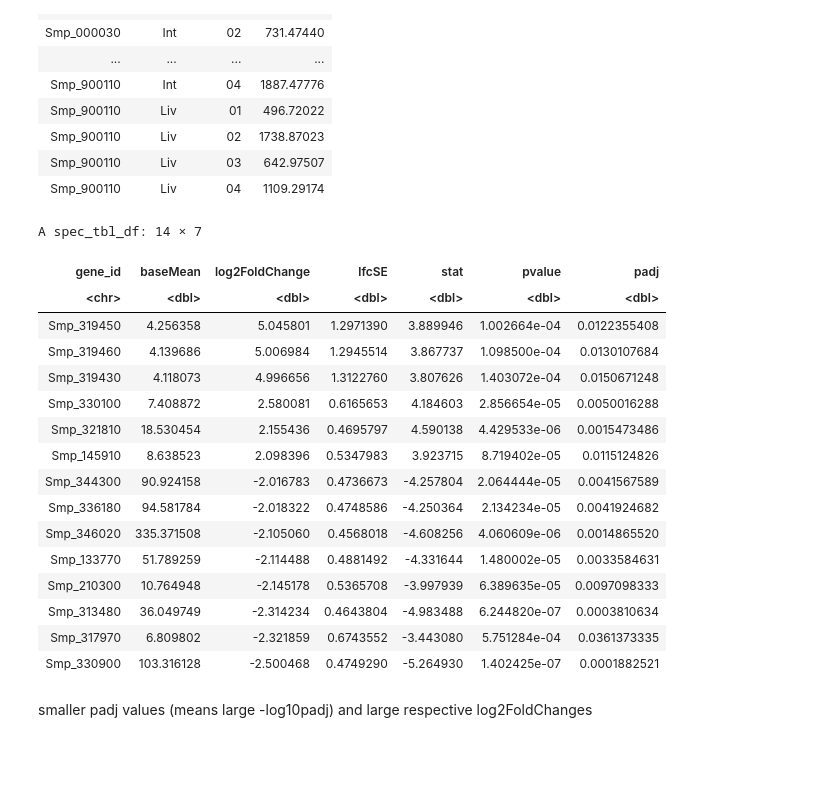
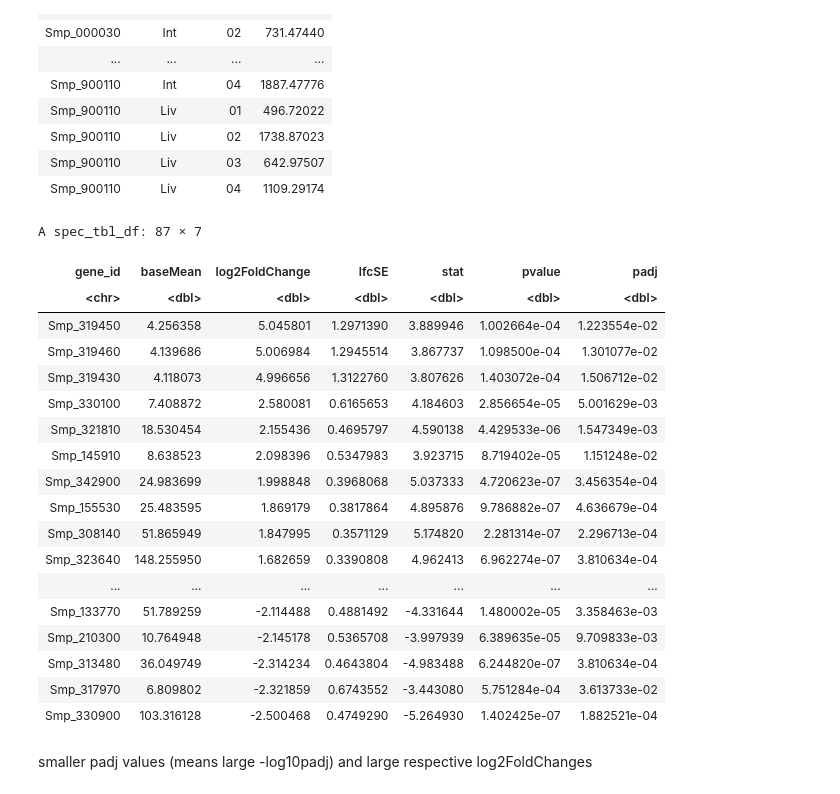
Before and after one commit to swill04/Schistosoma-RNA-seq, a Jupyter notebook: DEGs_plots.ipynb, the cells around one changed output. Saved outputs shown, nothing was run; the diff lists cells and outputs as text; code cells hidden in the pictures; blank space fills up the shorter version.

```diff
--- a/DEGs_plots.ipynb
+++ b/DEGs_plots.ipynb
@@ -157,26 +157,28 @@ A tibble: 68448 × 4
 # %%
 degs |>
     filter(padj <= 0.05 ) |>
-    filter(log2FoldChange >= 2 | log2FoldChange <= -2) |>
+    filter(log2FoldChange >= 1 | log2FoldChange <= -1) |>
     arrange(desc(log2FoldChange))
 # %% [output]
-A spec_tbl_df: 14 × 7
+A spec_tbl_df: 87 × 7
 | gene_id | baseMean | log2FoldChange | lfcSE | stat | pvalue | padj |
 | <chr> | <dbl> | <dbl> | <dbl> | <dbl> | <dbl> | <dbl> |
-| Smp_319450 | 4.256358 | 5.045801 | 1.2971390 | 3.889946 | 1.002664e-04 | 0.0122355408 |
-| Smp_319460 | 4.139686 | 5.006984 | 1.2945514 | 3.867737 | 1.098500e-04 | 0.0130107684 |
-| Smp_319430 | 4.118073 | 4.996656 | 1.3122760 | 3.807626 | 1.403072e-04 | 0.0150671248 |
-| Smp_330100 | 7.408872 | 2.580081 | 0.6165653 | 4.184603 | 2.856654e-05 | 0.0050016288 |
-| Smp_321810 | 18.530454 | 2.155436 | 0.4695797 | 4.590138 | 4.429533e-06 | 0.0015473486 |
-| Smp_145910 | 8.638523 | 2.098396 | 0.5347983 | 3.923715 | 8.719402e-05 | 0.0115124826 |
-| Smp_344300 | 90.924158 | -2.016783 | 0.4736673 | -4.257804 | 2.064444e-05 | 0.0041567589 |
-| Smp_336180 | 94.581784 | -2.018322 | 0.4748586 | -4.250364 | 2.134234e-05 | 0.0041924682 |
-| Smp_346020 | 335.371508 | -2.105060 | 0.4568018 | -4.608256 | 4.060609e-06 | 0.0014865520 |
-| Smp_133770 | 51.789259 | -2.114488 | 0.4881492 | -4.331644 | 1.480002e-05 | 0.0033584631 |
-| Smp_210300 | 10.764948 | -2.145178 | 0.5365708 | -3.997939 | 6.389635e-05 | 0.0097098333 |
-| Smp_313480 | 36.049749 | -2.314234 | 0.4643804 | -4.983488 | 6.244820e-07 | 0.0003810634 |
-| Smp_317970 | 6.809802 | -2.321859 | 0.6743552 | -3.443080 | 5.751284e-04 | 0.0361373335 |
-| Smp_330900 | 103.316128 | -2.500468 | 0.4749290 | -5.264930 | 1.402425e-07 | 0.0001882521 |
+| Smp_319450 | 4.256358 | 5.045801 | 1.2971390 | 3.889946 | 1.002664e-04 | 1.223554e-02 |
+| Smp_319460 | 4.139686 | 5.006984 | 1.2945514 | 3.867737 | 1.098500e-04 | 1.301077e-02 |
+| Smp_319430 | 4.118073 | 4.996656 | 1.3122760 | 3.807626 | 1.403072e-04 | 1.506712e-02 |
+| Smp_330100 | 7.408872 | 2.580081 | 0.6165653 | 4.184603 | 2.856654e-05 | 5.001629e-03 |
+| Smp_321810 | 18.530454 | 2.155436 | 0.4695797 | 4.590138 | 4.429533e-06 | 1.547349e-03 |
+| Smp_145910 | 8.638523 | 2.098396 | 0.5347983 | 3.923715 | 8.719402e-05 | 1.151248e-02 |
+| Smp_342900 | 24.983699 | 1.998848 | 0.3968068 | 5.037333 | 4.720623e-07 | 3.456354e-04 |
+| Smp_155530 | 25.483595 | 1.869179 | 0.3817864 | 4.895876 | 9.786882e-07 | 4.636679e-04 |
+| Smp_308140 | 51.865949 | 1.847995 | 0.3571129 | 5.174820 | 2.281314e-07 | 2.296713e-04 |
+| Smp_323640 | 148.255950 | 1.682659 | 0.3390808 | 4.962413 | 6.962274e-07 | 3.810634e-04 |
+| ... | ... | ... | ... | ... | ... | ... |
+| Smp_133770 | 51.789259 | -2.114488 | 0.4881492 | -4.331644 | 1.480002e-05 | 3.358463e-03 |
+| Smp_210300 | 10.764948 | -2.145178 | 0.5365708 | -3.997939 | 6.389635e-05 | 9.709833e-03 |
+| Smp_313480 | 36.049749 | -2.314234 | 0.4643804 | -4.983488 | 6.244820e-07 | 3.810634e-04 |
+| Smp_317970 | 6.809802 | -2.321859 | 0.6743552 | -3.443080 | 5.751284e-04 | 3.613733e-02 |
+| Smp_330900 | 103.316128 | -2.500468 | 0.4749290 | -5.264930 | 1.402425e-07 | 1.882521e-04 |
 # %% [markdown]
 smaller padj values (means large -log10padj) and large respective log2FoldChanges
 # %% [markdown]
```
Also changed, not shown: parts of 1 cell of this notebook.
